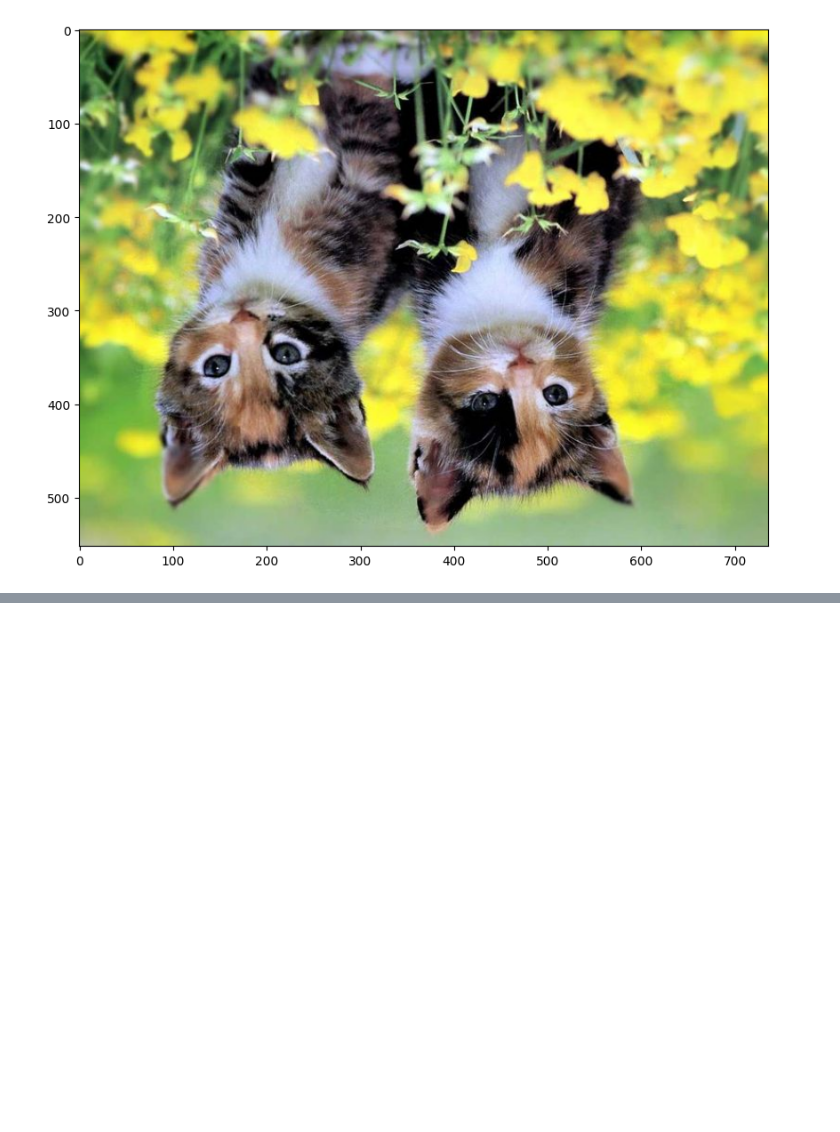
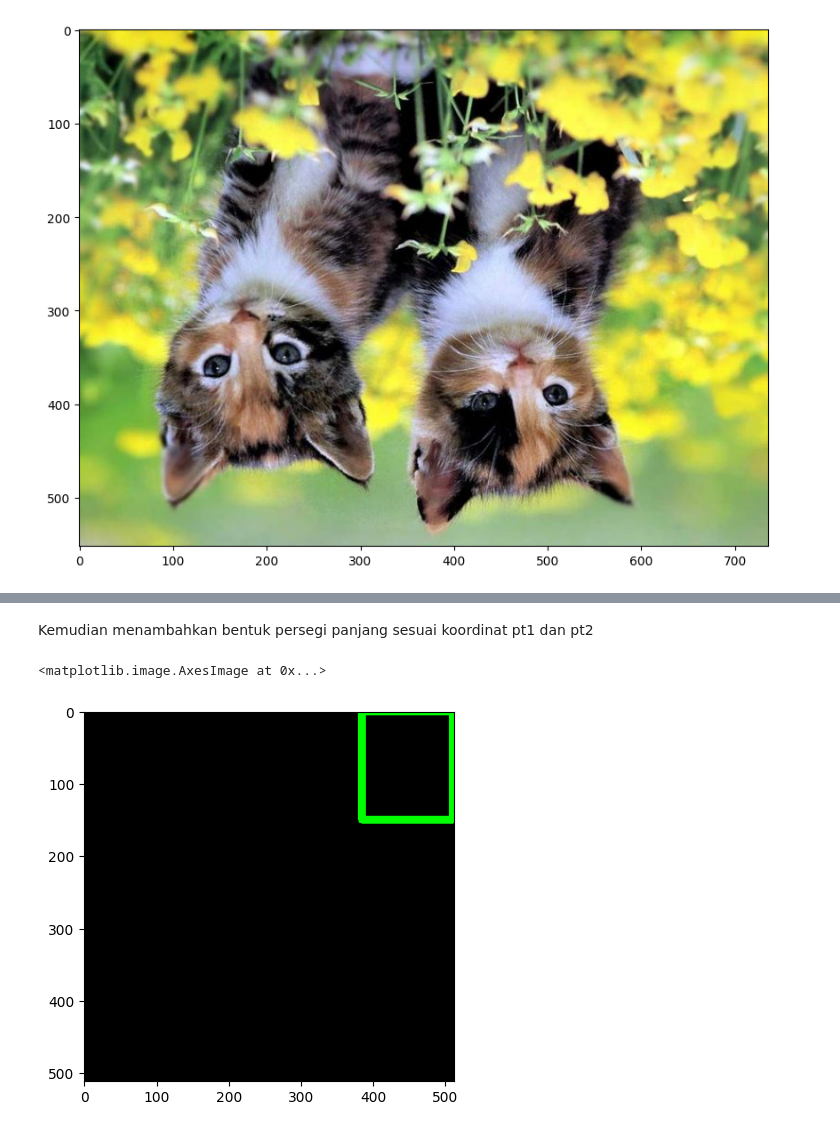
Before and after one commit to Lelytameyda29rpl/PCVK_Ganjil_2025, a Jupyter notebook: Week2.ipynb, the cells around one changed output, grey strips where cells are left out. Cells and saved outputs as stored; diff of their text form; code cells hidden in the pictures; blank space fills up the shorter version.

```diff
--- a/Week2.ipynb
+++ b/Week2.ipynb
@@ -135,0 +149,15 @@ ax.imshow(img5)
+# %% [markdown]
+Kemudian menambahkan bentuk persegi panjang sesuai koordinat pt1 dan pt2
+# %%
+# Menggambar persegi panjang (rectangle) pada citra black_img menggunakan OpenCV
+# pt1 = (384, 0) -> koordinat titik pojok kiri atas persegi panjang
+# pt2 = (510, 150) -> koordinat titik pojok kanan bawah persegi panjang
+# color = (0, 255, 0) -> warna persegi panjang dalam format RGB (hijau)
+# thickness = 10 -> ketebalan garis persegi panjang, jika -1 maka akan terisi penuh
+cv.rectangle(black_img, pt1=(384, 0), pt2=(510, 150), color=(0, 255, 0), thickness=10)
+
+# Menampilkan citra setelah digambar persegi panjang
+plt.imshow(black_img)
+# %% [output]
+<matplotlib.image.AxesImage at 0x...>
+[figure, added]
```
Also changed, not shown: parts of 18 cells of this notebook.
